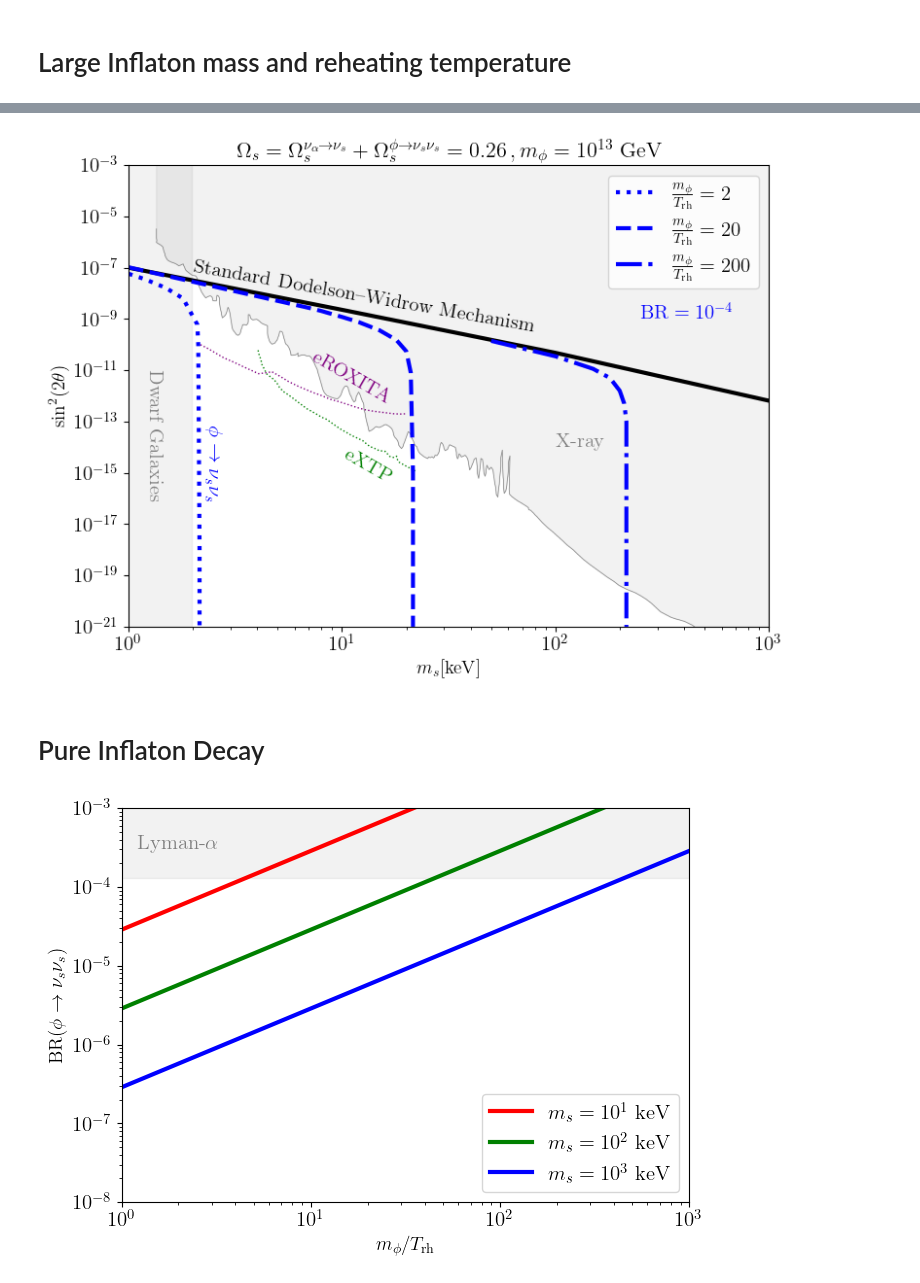
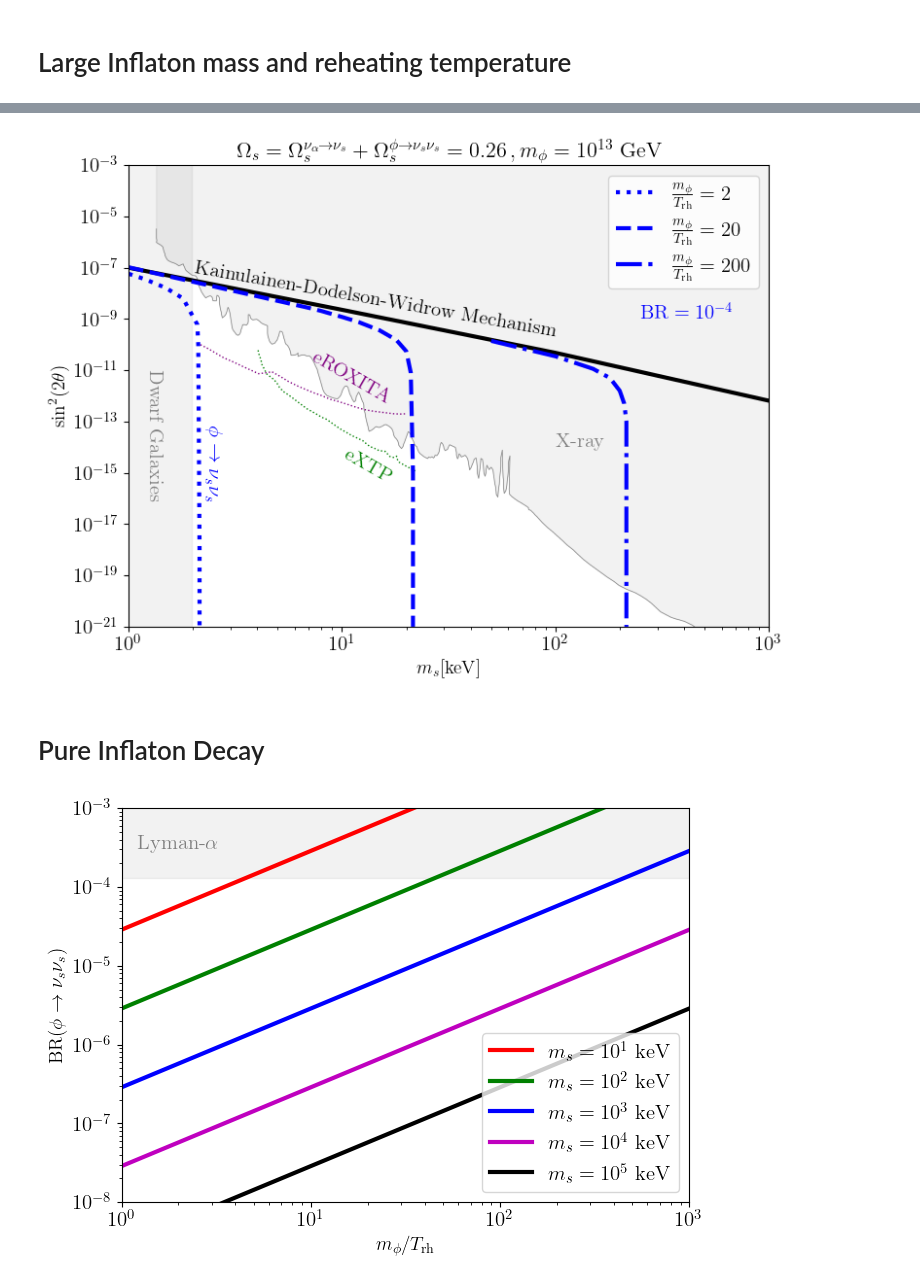
Before and after one commit to yongxuDM/Sterile-Neutrino, a Jupyter notebook: Sterile_Neutrino.ipynb, the cells around one changed output, grey strips where cells are left out. Drawn from its saved outputs; the diff is of its cells as text; code cells hidden in the pictures.

```diff
--- a/Sterile_Neutrino.ipynb
+++ b/Sterile_Neutrino.ipynb
@@ -1305,7 +1487,7 @@ plt.text(0.7*1e1, 0.5*1e-12, r'$\text{eROXITA}$', rotation=-30, color = "purple"
 plt.text(1*1e1, 0.4*1e-15, r'$\text{eXTP}$', rotation=-30, color = "g")
 
 
-plt.text(2, 3*1e-10, r'$\text{Standard Dodelson–Widrow Mechanism}$', rotation=-10, color = "black", size=15)
+plt.text(2, 2*1e-10, r'$\text{Kainulainen-Dodelson-Widrow Mechanism}$', rotation=-10, color = "black", size=15)
 
 plt.text(2.3*1e0, 1e-16, r'$\phi \to \nu_s \nu_s$', rotation=-90, color = "blue")
 
@@ -1340,7 +1522,7 @@ plt.savefig("./PS_Large_Trh_mphi.pdf", bbox_inches="tight")
 plt.tight_layout()
 plt.show()
 # %% [output]
-[figure, old version]
+[figure, new version]
 # %% [markdown]
 # Pure Inflaton Decay
 # %%
@@ -1363,31 +1545,39 @@ mphi_Trh = np.logspace(-3, 3)
 
 BR1 = BR_fun(mphi_Trh, 10)
 BR2 = BR_fun(mphi_Trh, 100)
 BR3 = BR_fun(mphi_Trh, 1000)
 
+BR4 = BR_fun(mphi_Trh, 10000)
+
+BR5 = BR_fun(mphi_Trh, 100000)
 
 plt.plot(mphi_Trh, BR1 , 'r-', markersize=8,  linewidth=3,label=r'$m_s  = 10^{1}~\text{keV}$')  # 'ro-' means red circles connected
 plt.plot(mphi_Trh, BR2 , 'g-', markersize=8,  linewidth=3,label=r'$m_s  = 10^{2}~\text{keV}$')  # 'ro-' means red circles connected
 plt.plot(mphi_Trh, BR3 , 'b-', markersize=8,  linewidth=3,label=r'$m_s  = 10^{3}~\text{keV}$')  # 'ro-' means red circles connected
+
+plt.plot(mphi_Trh, BR4 , 'm-', markersize=8,  linewidth=3,label=r'$m_s  = 10^{4}~\text{keV}$')  # 'ro-' means red circles connected
+
+
+plt.plot(mphi_Trh, BR5 , 'k-', markersize=8,  linewidth=3,label=r'$m_s  = 10^{5}~\text{keV}$')  # 'ro-' means red circles connected
 
 plt.xlabel(r'$m_\phi/T_{\text{rh}}$', fontsize=14)
 plt.ylabel(r'$\text{BR}(\phi \to \nu_s \nu_s)$', fontsize=14)
 # plt.title(r'$Y_s m_s = 4.3\times10^{-10}~\text{GeV}; m_\phi =1~\text{GeV}$', fontsize=16)
 
 plt.fill_between(mphi_Trh , 1.3*1e-4, 1e0,color='gray',alpha=0.1)
 fillingx = np.logspace(-1, 0)
 plt.fill_between(fillingx, 1e-10, 1e0,color='gray',alpha=0.1)
 
 plt.text(1.2*1e0, 3*1e-4, r'$\text{Lyman-}\alpha$', rotation=0, color = "gray")
 
 plt.xlim(1e0,1e3)
 plt.ylim(1e-8,1e-3)
 plt.xscale("log")
 plt.yscale("log")
 plt.legend(loc='lower right', prop={'size': 15} )
 
 plt.savefig("./BR.pdf", bbox_inches="tight")
 plt.tight_layout()
 plt.show()
 # %% [output]
-[figure, old version]
+[figure, new version]
```
Also changed, not shown: parts of 11 cells of this notebook.
